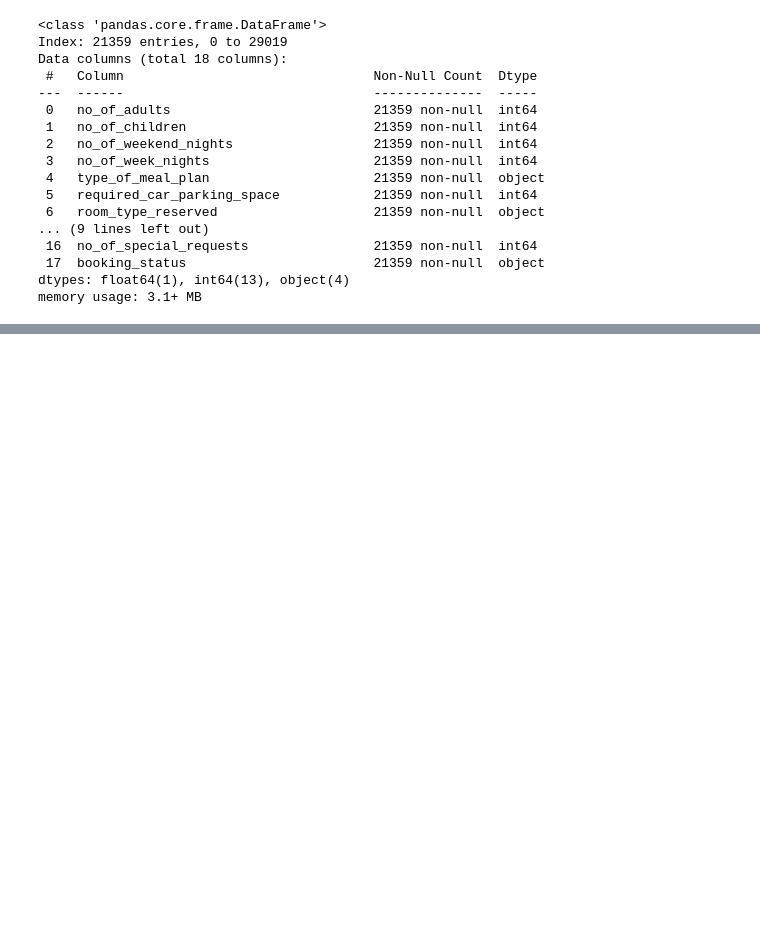
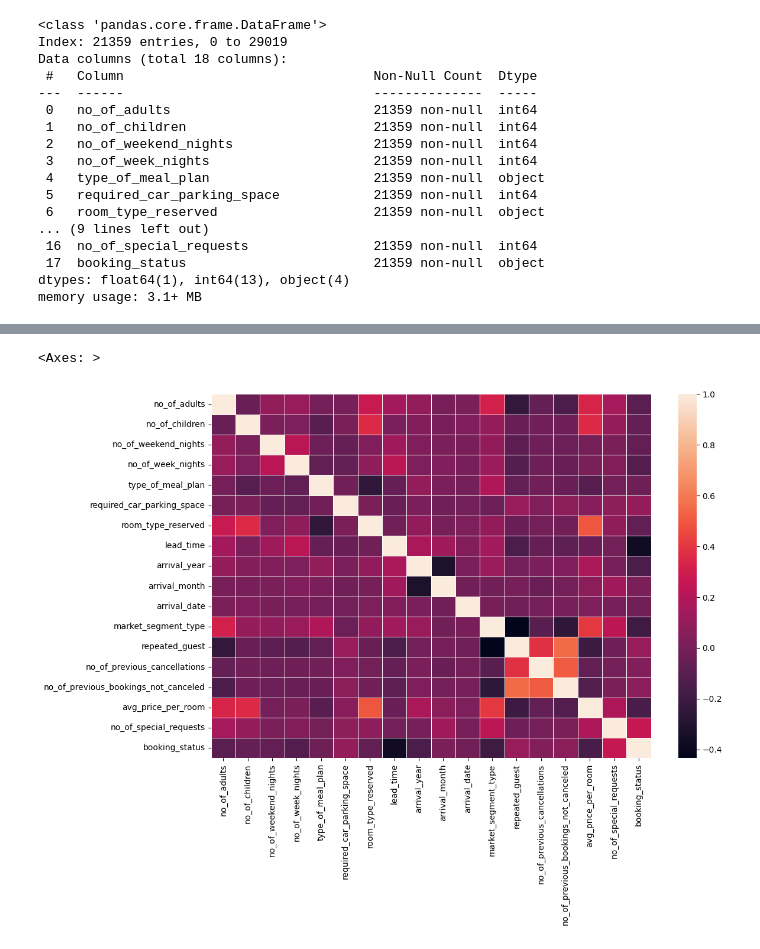
Before and after one commit to aSiMsAfEeR/MLOps-Project, a Jupyter notebook: notebook/notebook.ipynb, the cells around one changed output, grey strips where cells are left out. Drawn from its saved outputs; the diff is of its cells as text; code cells hidden in the pictures; blank space fills up the shorter version.

```diff
--- a/notebook/notebook.ipynb
+++ b/notebook/notebook.ipynb
@@ -237,3 +237,7 @@ from sklearn.preprocessing import LabelEncoder
 LabelEncoder = LabelEncoder()
 
 mapping = {}
+
+for col in cat_cols:
+    df[col] = LabelEncoder.fit_transform(df[col])
+    mapping[col] = {label:code for label,code in zip(LabelEncoder.classes_, LabelEncoder.transform(LabelEncoder.classes_))}
@@ -239,0 +352,2 @@ mapping = {}
+# %%
+corr = df.corr()
@@ -239,0 +374,6 @@ mapping = {}
+# %%
+plt.figure(figsize=(12,8))
+sns.heatmap(corr , linewidths=0.5)
+# %% [output]
+<Axes: >
+[figure, added]
```
Also changed, not shown: parts of 24 cells of this notebook.
